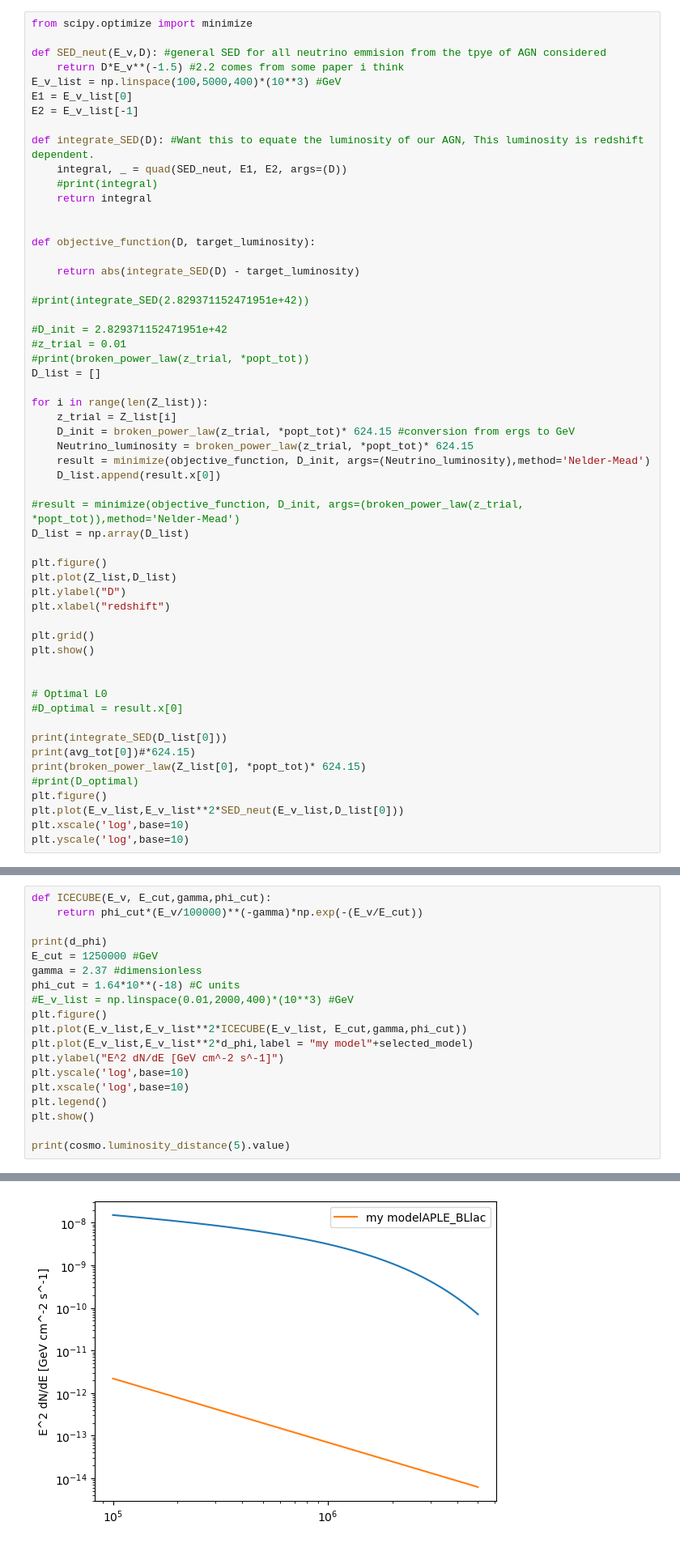
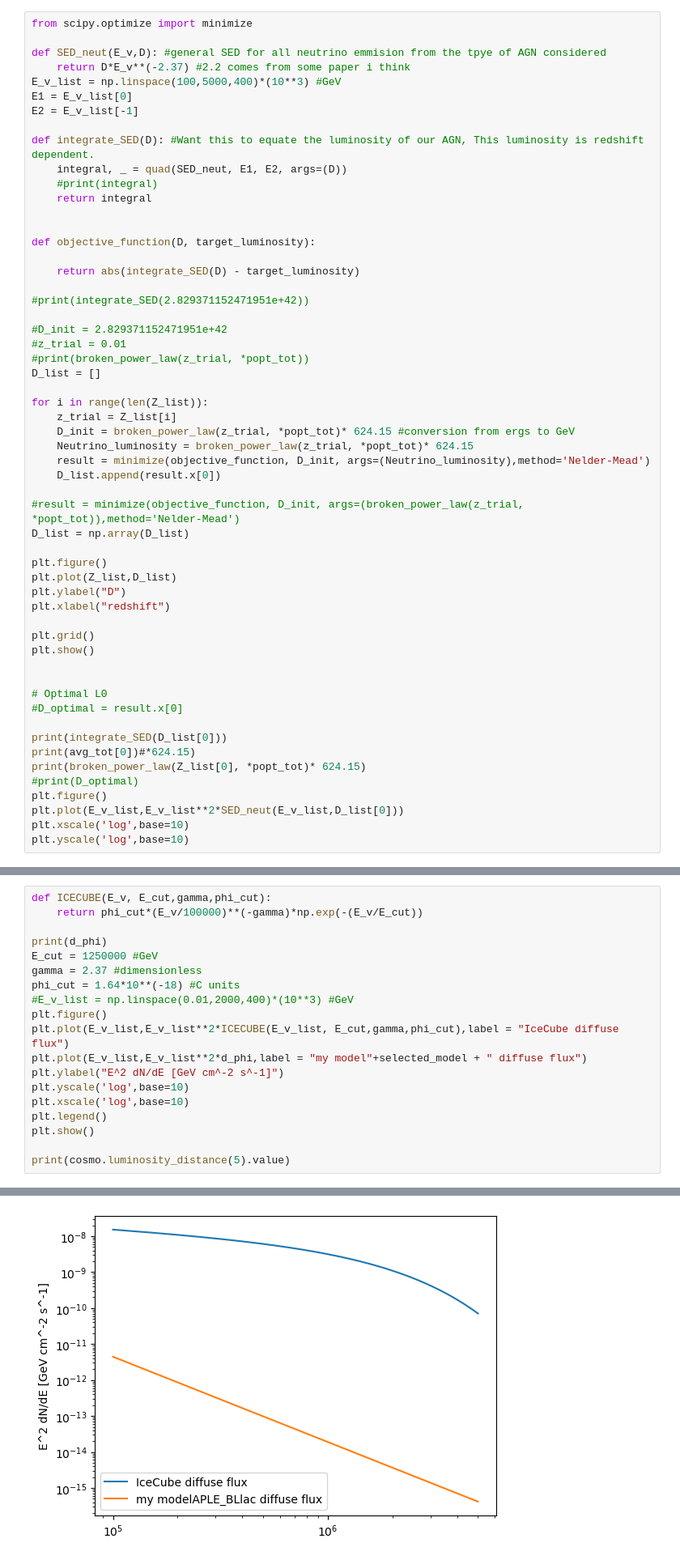
Before and after one commit to henan99/Project-related-to-first-semester-of-masters, a Jupyter notebook: Henrik_XLF_current.ipynb, the cells around one changed output, grey strips where cells are left out. Shown at 81% size. Drawn from its saved outputs; the diff is of its cells as text.

```diff
--- a/Henrik_XLF_current.ipynb
+++ b/Henrik_XLF_current.ipynb
@@ -673,7 +674,7 @@ plt.show()
 from scipy.optimize import minimize
 
 def SED_neut(E_v,D): #general SED for all neutrino emmision from the tpye of AGN considered
-    return D*E_v**(-1.5) #2.2 comes from some paper i think
+    return D*E_v**(-2.37) #2.2 comes from some paper i think
 E_v_list = np.linspace(100,5000,400)*(10**3) #GeV
 E1 = E_v_list[0]
 E2 = E_v_list[-1]
@@ -797,8 +798,8 @@ gamma = 2.37 #dimensionless
 phi_cut = 1.64*10**(-18) #C units
 #E_v_list = np.linspace(0.01,2000,400)*(10**3) #GeV
 plt.figure()
-plt.plot(E_v_list,E_v_list**2*ICECUBE(E_v_list, E_cut,gamma,phi_cut))
-plt.plot(E_v_list,E_v_list**2*d_phi,label = "my model"+selected_model)
+plt.plot(E_v_list,E_v_list**2*ICECUBE(E_v_list, E_cut,gamma,phi_cut),label = "IceCube diffuse flux")
+plt.plot(E_v_list,E_v_list**2*d_phi,label = "my model"+selected_model + " diffuse flux")
 plt.ylabel("E^2 dN/dE [GeV cm^-2 s^-1]")
 plt.yscale('log',base=10)
 plt.xscale('log',base=10)
@@ -827,2 +828,2 @@ print(cosmo.luminosity_distance(5).value)
-[figure, old version]
+[figure, new version]
 47812.81425499704
```
Also changed, not shown: parts of 4 cells of this notebook, 8 other files.
